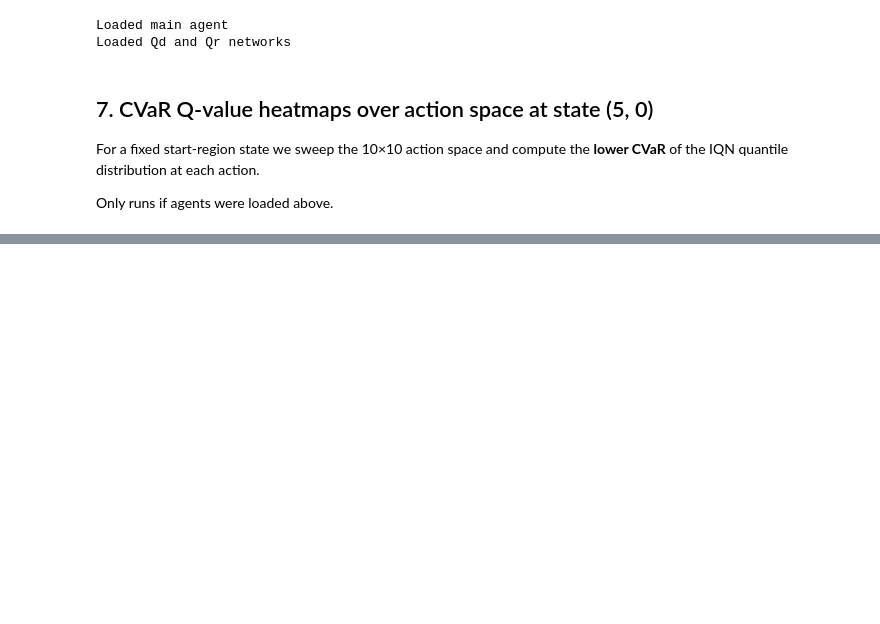
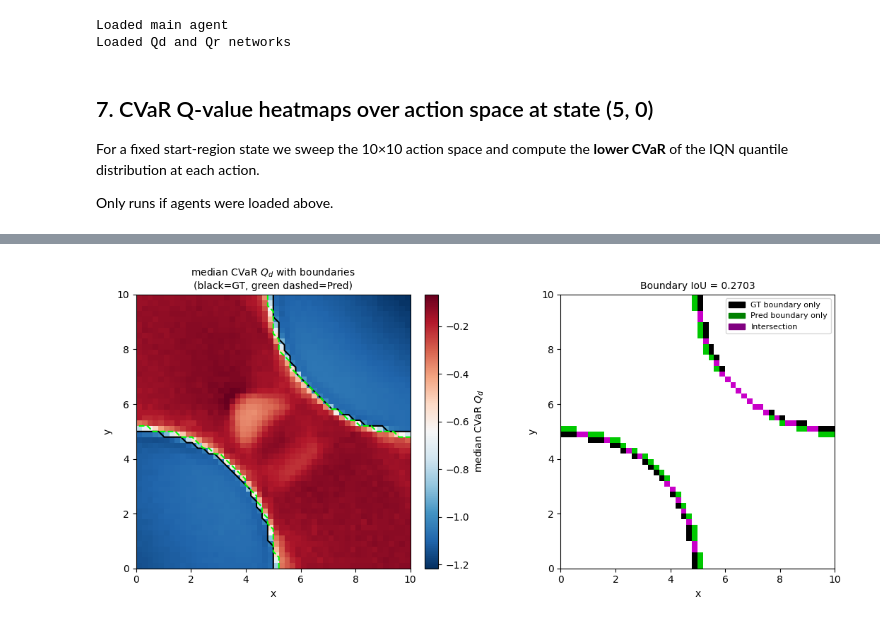
Before and after one commit to jaym-01/ContinuousDeD, a Jupyter notebook: medgrid_analysis.ipynb, the cells around one changed output, grey strips where cells are left out. Saved outputs shown, nothing was run; the diff lists cells and outputs as text; code cells hidden in the pictures; blank space fills up the shorter version.

```diff
--- a/medgrid_analysis.ipynb
+++ b/medgrid_analysis.ipynb
@@ -309,0 +493,82 @@ Saved to /home/jay/Uni/SafetyResearch/runs/medgrid_test_cont/medgrid_ded_action_
+# %%
+def boundary_mask(binary_grid):
+    """Return a boolean mask of boundary pixels (True pixels adjacent to a False pixel)."""
+    g = binary_grid.astype(np.int8)
+    # A pixel is on the boundary if it differs from any of its 4-connected neighbours
+    shifted = (
+        np.pad(g, ((1, 0), (0, 0)), mode='edge')[:-1, :]  # up
+        + np.pad(g, ((0, 1), (0, 0)), mode='edge')[1:, :]   # down
+        + np.pad(g, ((0, 0), (1, 0)), mode='edge')[:, :-1]  # left
+        + np.pad(g, ((0, 0), (0, 1)), mode='edge')[:, 1:]   # right
+    )
+    # A dead-end pixel is on the boundary if at least one neighbour is NOT dead-end
+    return binary_grid & (shifted < 4)
+
+
+def boundary_iou(gt, pred):
+    """Compute Boundary IoU between two boolean grids."""
+    gt_boundary   = boundary_mask(gt)
+    pred_boundary = boundary_mask(pred)
+    intersection = (gt_boundary & pred_boundary).sum()
+    union        = (gt_boundary | pred_boundary).sum()
+    return float(intersection) / float(union) if union > 0 else float('nan')
+
+
+if qd is not None and qr is not None:
+    # ── Core metrics ─────────────────────────────────────────────────────────
+    precision    = TP / (TP + FP) if (TP + FP) > 0 else float('nan')
+    recall       = TP / (TP + FN) if (TP + FN) > 0 else float('nan')
+    f1           = (2 * precision * recall / (precision + recall)
+                    if (precision + recall) > 0 else float('nan'))
+    biou         = boundary_iou(gt_grid, pred_grid)
+
+    print('=' * 50)
+    print(f'  Classification Metrics  (δD={DELTA_D}, δR={DELTA_R})')
+    print('=' * 50)
+    print(f'  Precision      : {precision:.4f}')
+    print(f'  Recall         : {recall:.4f}')
+    print(f'  F1 Score       : {f1:.4f}')
+    print(f'  Boundary IoU   : {biou:.4f}')
+    print('=' * 50)
+
+    # ── Boundary visualisation ────────────────────────────────────────────────
+    fig, axes = plt.subplots(1, 2, figsize=(12, 5))
+
+    gt_b    = boundary_mask(gt_grid)
+    pred_b  = boundary_mask(pred_grid)
+    overlap = gt_b & pred_b
+
+    # Overlay predicted/GT boundaries on the median Q_D heatmap
+    xs_b = np.linspace(0, SIZE, GRID_RES)
+    ys_b = np.linspace(0, SIZE, GRID_RES)
+    xx_b, yy_b = np.meshgrid(xs_b, ys_b)
+    im = axes[0].imshow(median_cvar_d_grid, origin='lower', extent=[0, SIZE, 0, SIZE],
+                         cmap='RdBu_r', aspect='equal')
+    fig.colorbar(im, ax=axes[0], fraction=0.046, pad=0.04, label='median CVaR $Q_d$')
+    axes[0].contour(xx_b, yy_b, gt_grid.astype(float),   levels=[0.5], colors='black',  linewidths=1.5)
+    axes[0].contour(xx_b, yy_b, pred_grid.astype(float), levels=[0.5], colors='lime',   linewidths=1.5,
+                    linestyles='--')
+    axes[0].set_title('median CVaR $Q_d$ with boundaries\n(black=GT, green dashed=Pred)', fontsize=10)
+    axes[0].set_xlabel('x'); axes[0].set_ylabel('y')
+
+    # Boundary IoU visualisation
+    bnd_img = np.zeros((*gt_b.shape, 3), dtype=np.uint8) + 255
+    bnd_img[gt_b   & ~overlap] = [0,   0,   0  ]   # black  = GT only
+    bnd_img[pred_b & ~overlap] = [0,   200, 0  ]   # green  = Pred only
+    bnd_img[overlap]           = [200, 0,   200 ]   # purple = intersection
+    axes[1].imshow(bnd_img, origin='lower', extent=[0, SIZE, 0, SIZE], aspect='equal')
+    legend_patches2 = [
+        mpatches.Patch(color='black',   label='GT boundary only'),
+        mpatches.Patch(color='green',   label='Pred boundary only'),
+        mpatches.Patch(color='purple',  label='Intersection'),
+    ]
+    axes[1].legend(handles=legend_patches2, fontsize=8, loc='upper right')
+    axes[1].set_title(f'Boundary IoU = {biou:.4f}', fontsize=10)
+    axes[1].set_xlabel('x'); axes[1].set_ylabel('y')
+
+    plt.tight_layout()
+    plt.savefig(os.path.join(RUN_DIR, 'metrics_boundary_iou_cont.png'), dpi=150, bbox_inches='tight')
+    plt.show()
+else:
+    print('Skipped — no trained agents loaded.')
+# %% [output]
@@ -309,0 +583 @@ Saved to /home/jay/Uni/SafetyResearch/runs/medgrid_test_cont/medgrid_ded_action_
+[figure, added]
```
Also changed, not shown: parts of 6 cells of this notebook, 5 other files.
